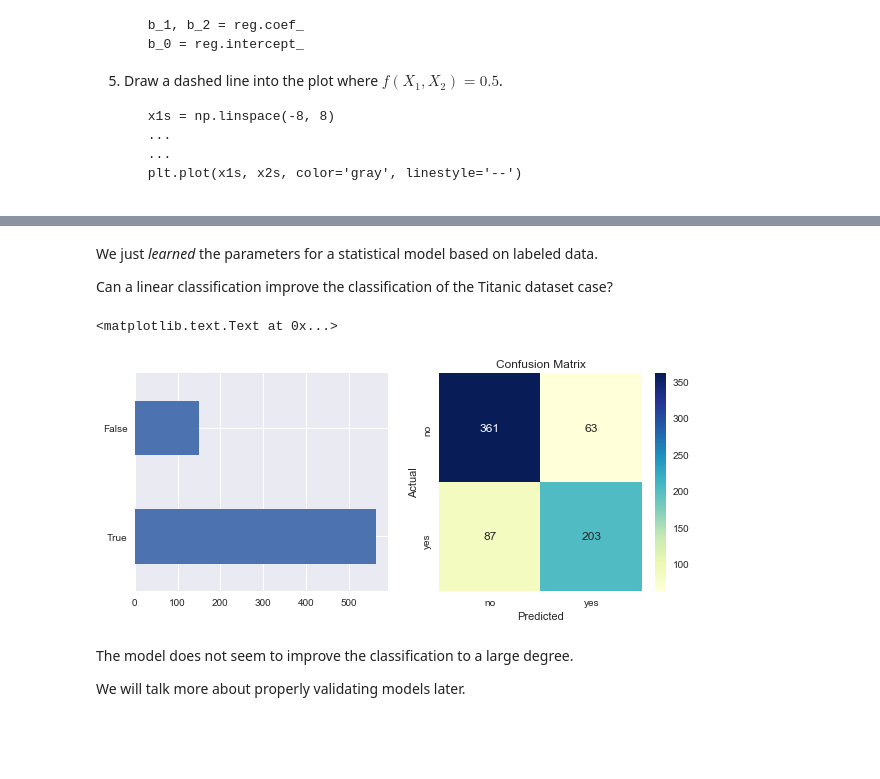
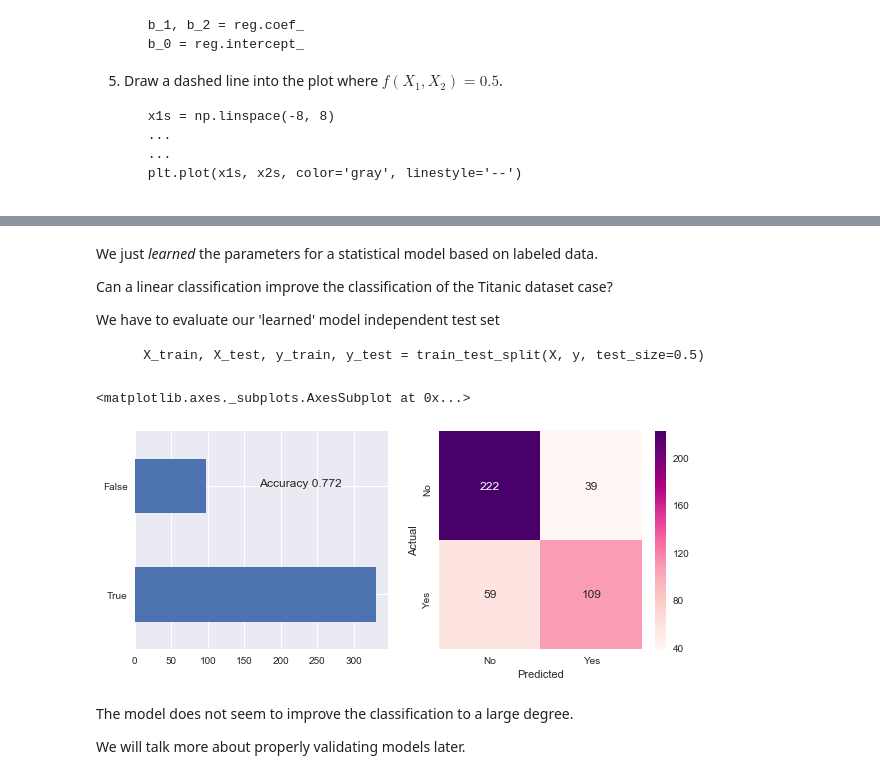
Before and after one commit to Python4AstronomersAndParticlePhysicists/PythonWorkshop-ICE, a Jupyter notebook: notebooks/08_01_MachineLearning.ipynb, the cells around one changed output, grey strips where cells are left out. Drawn from its saved outputs; the diff is of its cells as text; code cells hidden in the pictures; blank space fills up the shorter version.

````diff
--- a/notebooks/08_01_MachineLearning.ipynb
+++ b/notebooks/08_01_MachineLearning.ipynb
@@ -163,12 +173,18 @@ def f_survival(passenger):
         return 'no'
 ```
 # %%
-data['prediction'] = data.apply(lambda p: 'yes' if p['Sex'] == 'female' else 'no', axis='columns')
+def f_sex(passenger):
+    return 'yes' if passenger.Sex == 'female' else 'no'
+
+prediction = data.apply(f_sex, axis='columns')
+accuracy = accuracy_score(data.Survived, prediction)
+
 fig, (ax1, ax2) = plt.subplots(1, 2, figsize=(10, 4))
 
-(data['prediction'] == data.Survived).value_counts().plot.barh(ax=ax1)
+(prediction == data.Survived).value_counts().plot.barh(ax=ax1)
+ax1.text(270, 1, 'Accuracy {:0.3f}'.format(accuracy))
 
-cm = pd.crosstab(data.Survived, data.prediction, rownames=['Actual'], colnames=['Predicted'])
-sns.heatmap(cm, annot=True, fmt='d', cmap="YlGnBu", ax=ax2)
+cm = pd.crosstab(data.Survived, prediction, rownames=['Actual'], colnames=['Predicted'])
+sns.heatmap(cm, annot=True, fmt='d', cmap="RdPu", ax=ax2)
 # %% [output]
 <matplotlib.axes._subplots.AxesSubplot at 0x...>
@@ -309,29 +323,37 @@ plt.legend()
 # %% [markdown]
 We just *learned* the parameters for a statistical model based on labeled data.
 
+Can a linear classification improve the classification of the Titanic dataset case?
 
-Can a linear classification improve the classification of the Titanic dataset case?
+We have to evaluate our 'learned' model independent test set
+
+        X_train, X_test, y_train, y_test = train_test_split(X, y, test_size=0.5)
 # %%
 from sklearn import linear_model
-df = data.copy()
-X = df[['Sex_Code', 'Pclass', 'Fare', 'Age']]
-Y = df['Survived_Code']
+from sklearn.model_selection import train_test_split
+
+X = data[['Sex_Code', 'Pclass', 'Fare', 'Age']]
+y = data['Survived_Code']
+
+X_train, X_test, y_train, y_test = train_test_split(X, y, test_size=0.6)
 
 reg = linear_model.LinearRegression()
-reg.fit(X, Y)
+reg.fit(X_train, y_train)
+y_prediction = reg.predict(X_test)
+y_prediction = np.where(y_prediction > 0.5, 1, 0)
 
-df['prediction'] = ['yes' if p > 0.5 else 'no' for p  in reg.predict(X) > 0.5]
+accuracy = accuracy_score(y_test, y_prediction)
 
 fig, (ax1, ax2) = plt.subplots(1, 2, figsize=(10, 4))
 
-(df['prediction'] == df.Survived).value_counts().plot.barh(ax=ax1)
+(y_prediction == y_test).value_counts().plot.barh(ax=ax1)
+ax1.text(170, 1, 'Accuracy {:0.3f}'.format(accuracy))
 
-cm = pd.crosstab(df.Survived, df.prediction, rownames=['Actual'], colnames=['Predicted'])
-sns.heatmap(cm, annot=True, fmt='d', cmap="YlGnBu", ax=ax2)
-ax2.set_title('Confusion Matrix')
+cm = pd.crosstab(y_test, y_prediction, rownames=['Actual'], colnames=['Predicted'])
+sns.heatmap(cm, annot=True, fmt='d', cmap="RdPu", ax=ax2, xticklabels=['No', 'Yes'], yticklabels=['No', 'Yes'])
 # %% [output]
-<matplotlib.text.Text at 0x...>
+<matplotlib.axes._subplots.AxesSubplot at 0x...>
-[figure, old version]
+[figure, new version]
 # %% [markdown]
 The model does not seem to improve the classification to a large degree.
 
````
Also changed, not shown: parts of 42 cells of this notebook.
